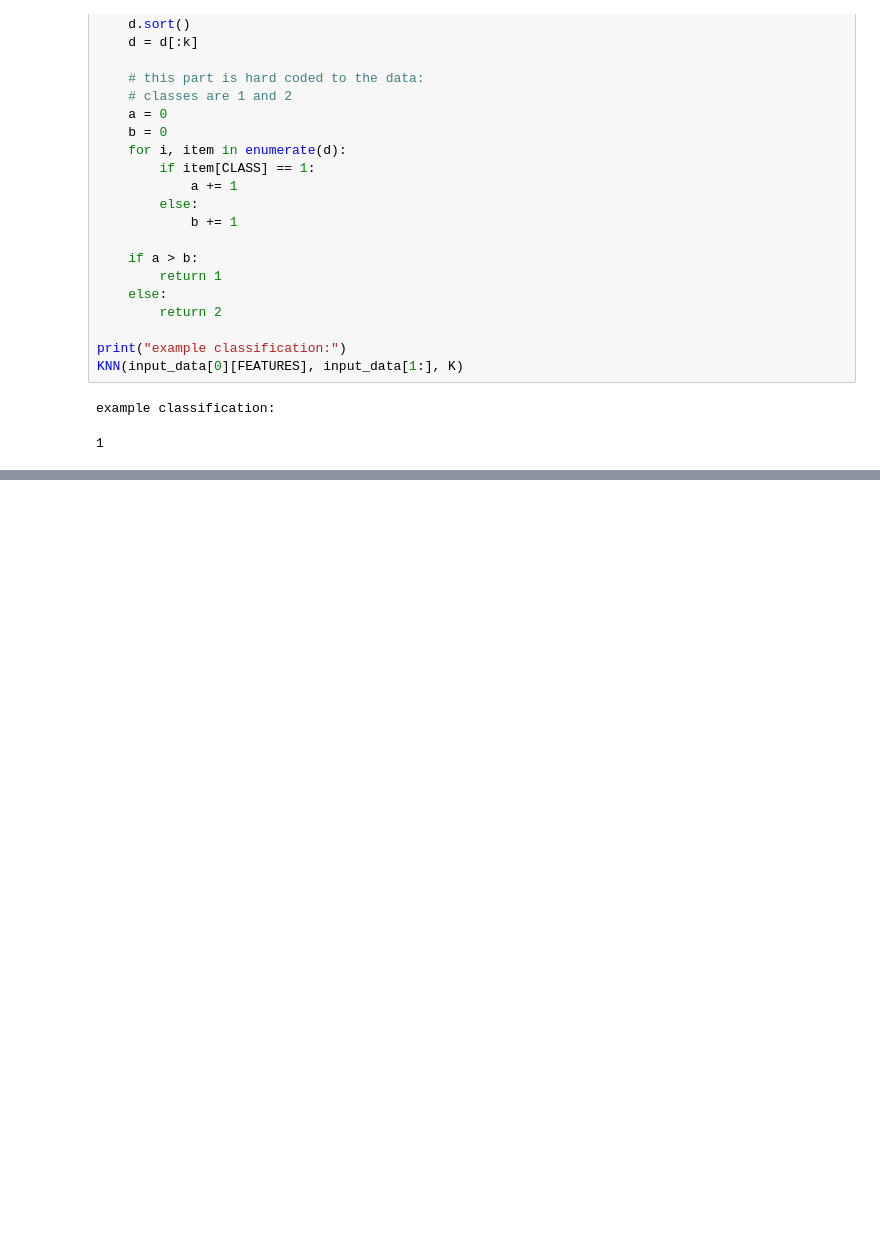
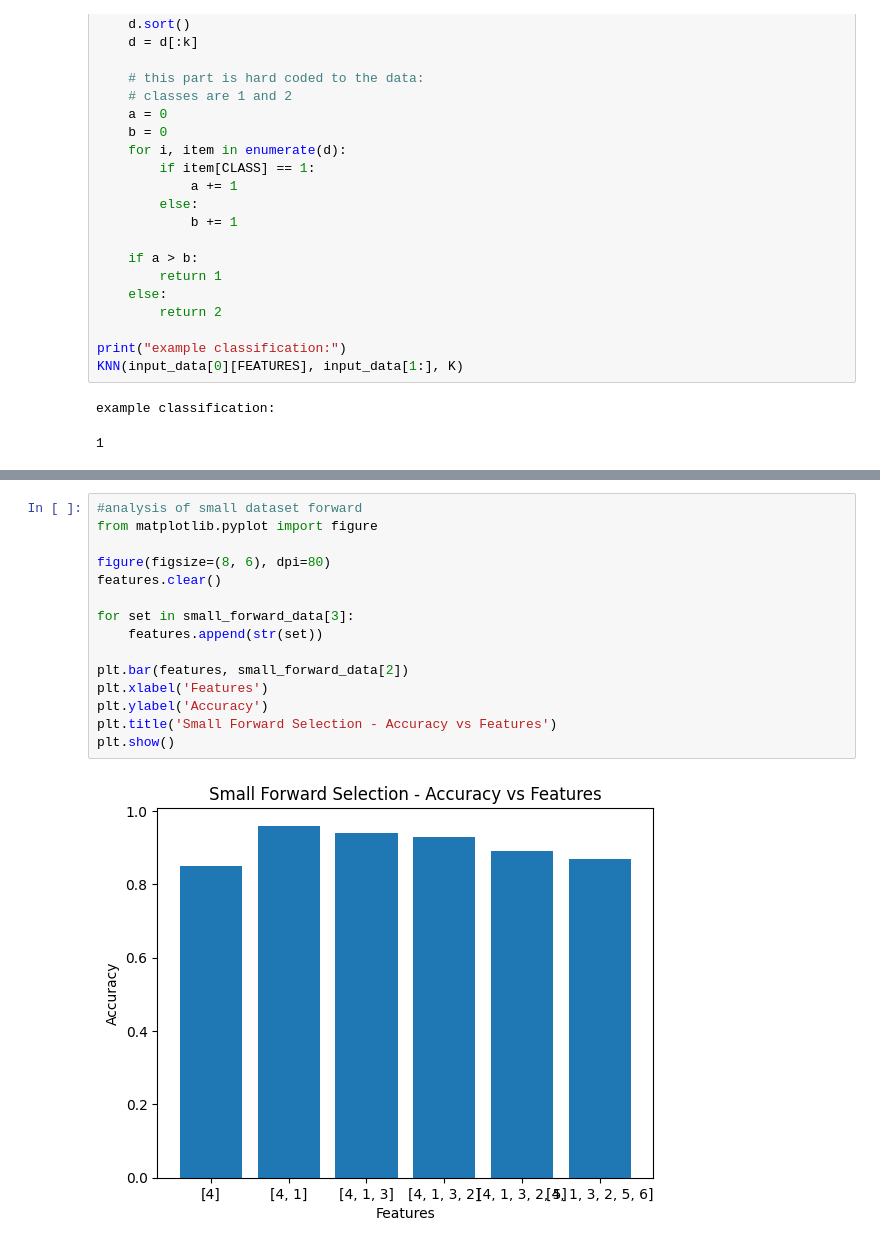
Before and after one commit to Quidifer/NearestNeighborSearch, a Jupyter notebook: main.ipynb, the cells around one changed output, grey strips where cells are left out. Drawn from its saved outputs; the diff is of its cells as text; blank space fills up the shorter version.

```diff
--- a/main.ipynb
+++ b/main.ipynb
@@ -287,0 +386,17 @@ Test classification using features 2, 5, 3
+# %%
+#analysis of small dataset forward
+from matplotlib.pyplot import figure
+
+figure(figsize=(8, 6), dpi=80)
+features.clear()
+
+for set in small_forward_data[3]:
+    features.append(str(set))
+
+plt.bar(features, small_forward_data[2])
+plt.xlabel('Features')
+plt.ylabel('Accuracy')
+plt.title('Small Forward Selection - Accuracy vs Features')
+plt.show()
+# %% [output]
+[figure, added]
```
Also changed, not shown: parts of 10 cells of this notebook, 2 other files.
